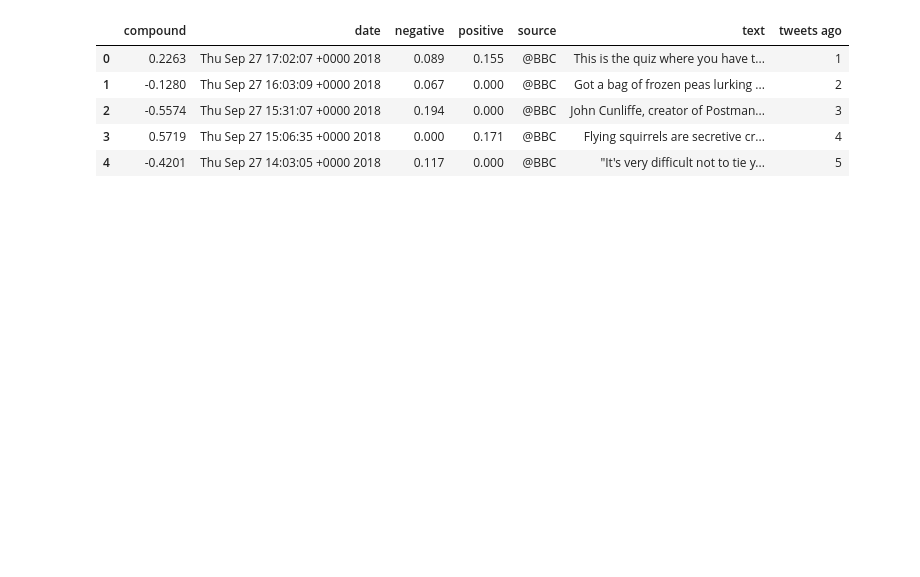
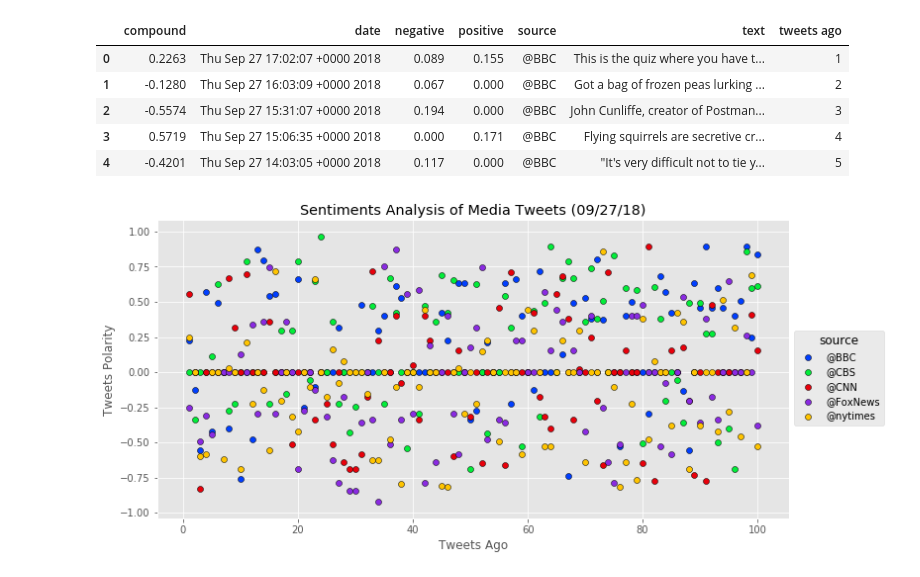
Before and after one commit to pogomike/NewsMood, a Jupyter notebook: Stu_Plot_Sentiments.ipynb, the cells around one changed output. Cells and saved outputs as stored; diff of their text form; code cells hidden in the pictures; blank space fills up the shorter version.

```diff
--- a/Stu_Plot_Sentiments.ipynb
+++ b/Stu_Plot_Sentiments.ipynb
@@ -30,12 +30,12 @@ news_org = ['@BBC', '@CBS', '@CNN', '@FoxNews', '@nytimes']
 # List for dictionaries of results
 sentiment =[]
 
-# Counter
-counter = 1
-
 #  Loop through tweets (total 100 tweets)
 
 for news in news_org:
+
+    # Counter
+    counter = 1
 
     for item in tweepy.Cursor(api.user_timeline, id=news).items(100):
 
@@ -50,7 +50,7 @@ for news in news_org:
         neg = analyzer.polarity_scores(text)["neg"]
 
         # Add sentiments for each tweet into a list
-        news_dict = {
+        newsmood = {
             'source':news,
             'date': tweet["created_at"],
             'text':text,
@@ -59,7 +59,7 @@ for news in news_org:
             'negative': neg,
             'tweets ago': counter}
 
-        sentiment.append(news_dict)
+        sentiment.append(newsmood)
 
         # Add to counter
         counter +=1
@@ -78,0 +80,11 @@ sentiments_pd.head()
+# %%
+#Sentiments Analysis of Media Tweets
+sentiments_figure = sns.FacetGrid(data=sentiments_pd, hue='source', aspect=2, size=5, palette='bright')
+sentiments_figure.map(plt.scatter, 'tweets ago', 'compound',edgecolor="black").add_legend()
+plt.xlabel ('Tweets Ago')
+plt.ylabel ('Tweets Polarity')
+plt.title ('Sentiments Analysis of Media Tweets (09/27/18)')
+plt.savefig('Sentiments Analysis of Media Tweets')
+plt.show()
+# %% [output]
+[figure, added]
```
Also changed, not shown: parts of 5 cells of this notebook, 3 other files.
